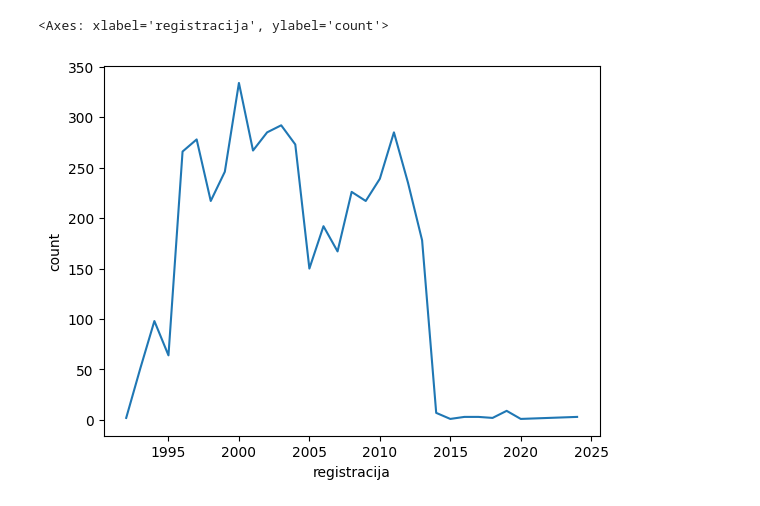
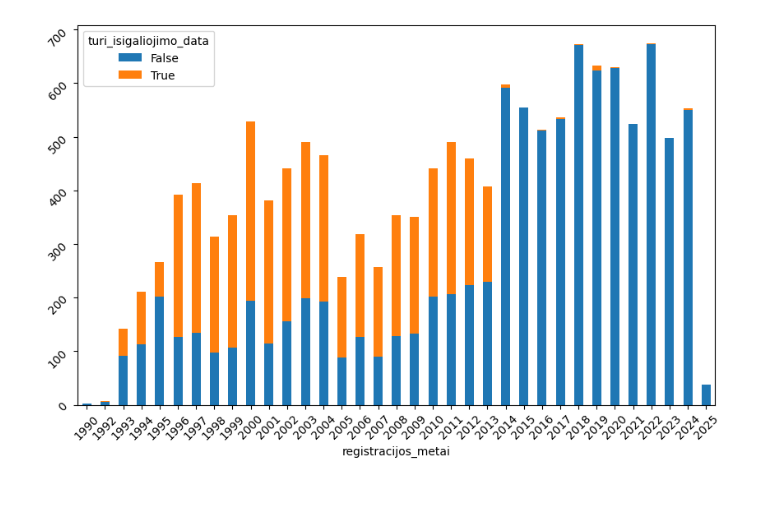
Before and after one commit to harismck/atviri-duomenys, a Jupyter notebook: tar.ipynb, the cells around one changed output. Saved outputs shown, nothing was run; the diff lists cells and outputs as text; code cells hidden in the pictures.

```diff
--- a/tar.ipynb
+++ b/tar.ipynb
@@ -52,6 +52,14 @@ display(HTML(df_missing_dates.sample(10).to_html(escape=False, index=False)))
-# %%
-missing_dates_counts = pd.to_datetime(df_missing_dates["registracija"]).dt.year.value_counts().reset_index()
-sns.lineplot(x="registracija", y="count", data=missing_dates_counts);
-# %% [output]
-<Axes: xlabel='registracija', ylabel='count'>
-[figure, removed]
+# %%
+df_seimas["turi_isigaliojimo_data"] = df_seimas["isigalioja"].combine_first(df_seimas["isigalioja_po_salygu"]).isnull()
+df_seimas["registracijos_metai"] = pd.to_datetime(df_seimas["registracija"]).dt.year
+# %%
+counts_by_year = df_seimas.groupby(["registracijos_metai", "turi_isigaliojimo_data"]).size().unstack(fill_value=0)
+ax = counts_by_year.plot(
+    kind="bar",
+    stacked=True,
+    figsize=(10,6)
+)
+ax.tick_params(axis='x', labelrotation=45)
+ax.tick_params(axis='y', labelrotation=45)
+# %% [output]
+[figure, added]
```
Also changed, not shown: parts of 2 cells of this notebook.
